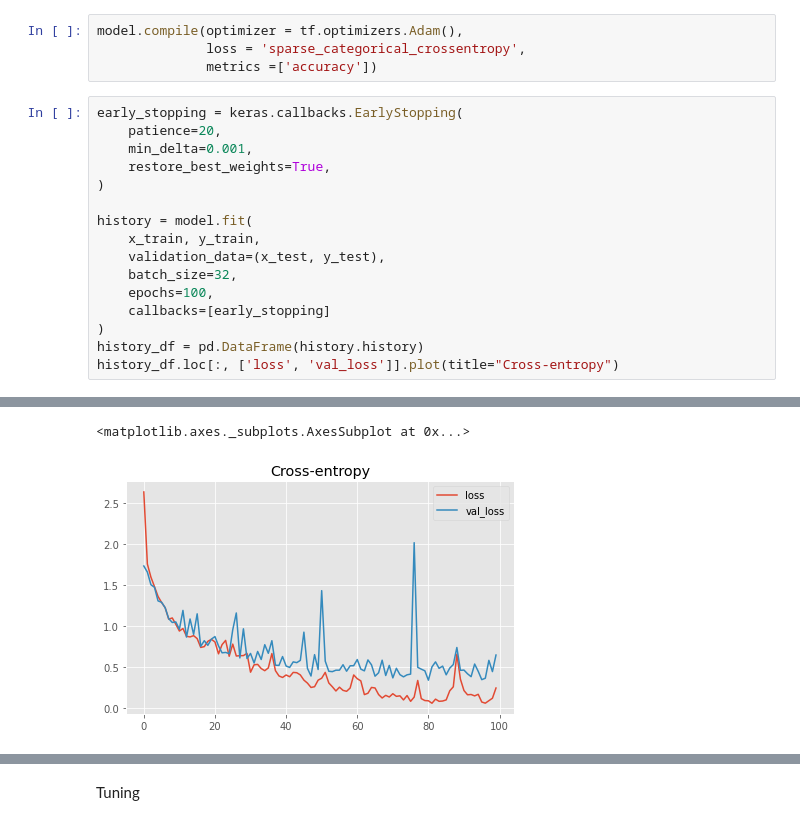
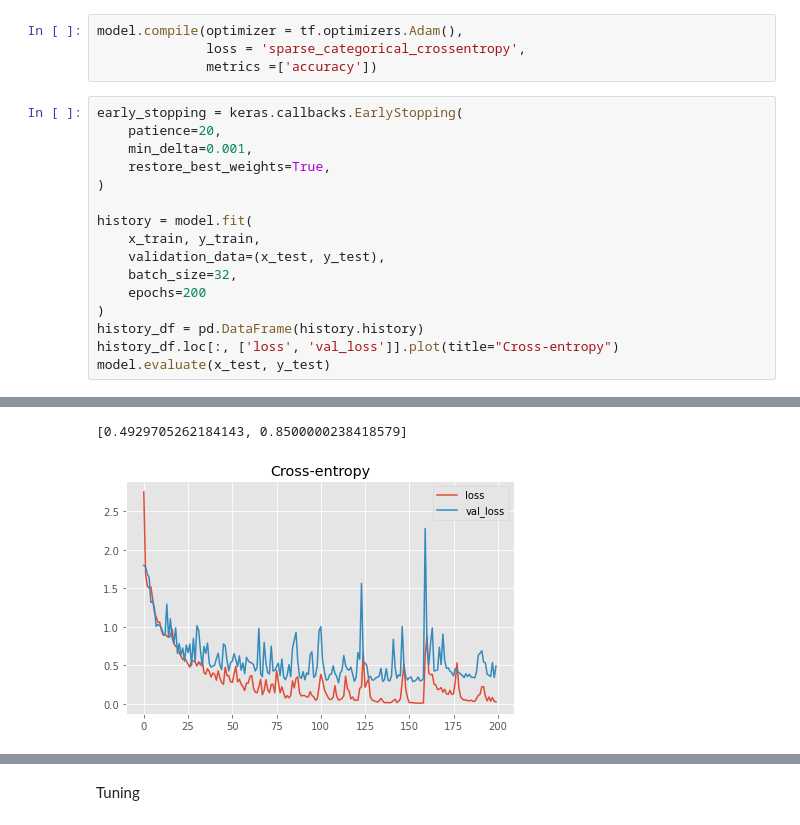
Before and after one commit to ThePiranhaGuy/hand_sign_keras, a Jupyter notebook: hand_sign_notebook.ipynb, the cells around one changed output, grey strips where cells are left out. Drawn from its saved outputs; the diff is of its cells as text.

```diff
--- a/hand_sign_notebook.ipynb
+++ b/hand_sign_notebook.ipynb
@@ -68,9 +87,9 @@ history = model.fit(
     x_train, y_train,
     validation_data=(x_test, y_test),
     batch_size=32,
-    epochs=100,
-    callbacks=[early_stopping]
+    epochs=200
 )
 history_df = pd.DataFrame(history.history)
 history_df.loc[:, ['loss', 'val_loss']].plot(title="Cross-entropy")
+model.evaluate(x_test, y_test)
 # %% [output]
@@ -94,5 +113,5 @@ Epoch 100/100
-<matplotlib.axes._subplots.AxesSubplot at 0x...>
+[0.4929705262184143, 0.8500000238418579]
-[figure, old version]
+[figure, new version]
 # %%
 model.evaluate(x_test, y_test)
 # %% [output]
```
Also changed, not shown: parts of 16 cells of this notebook.
